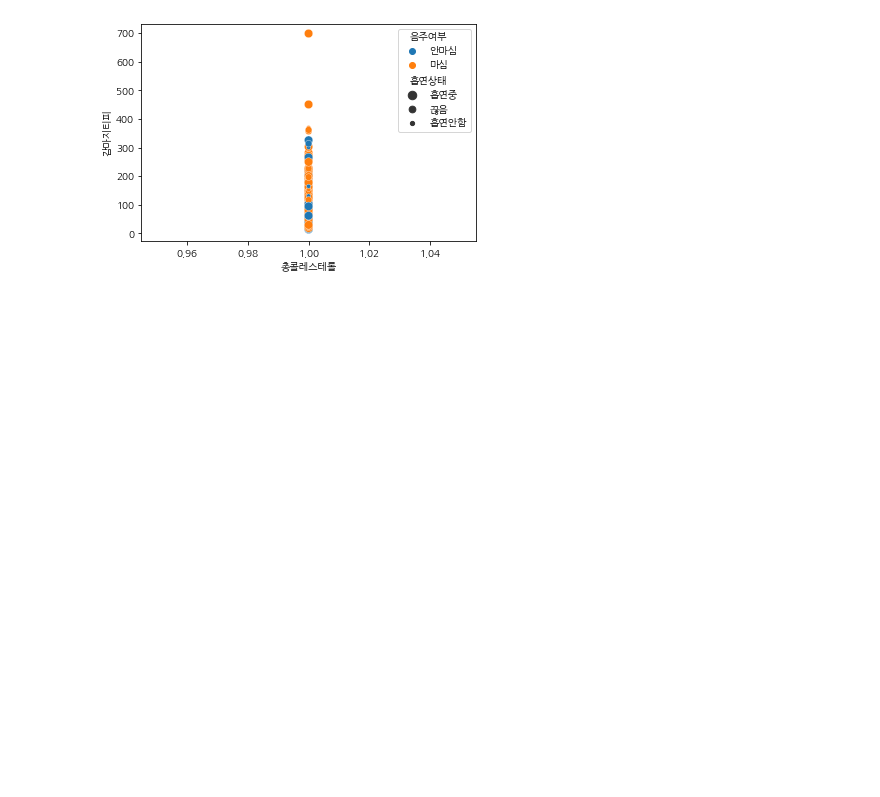
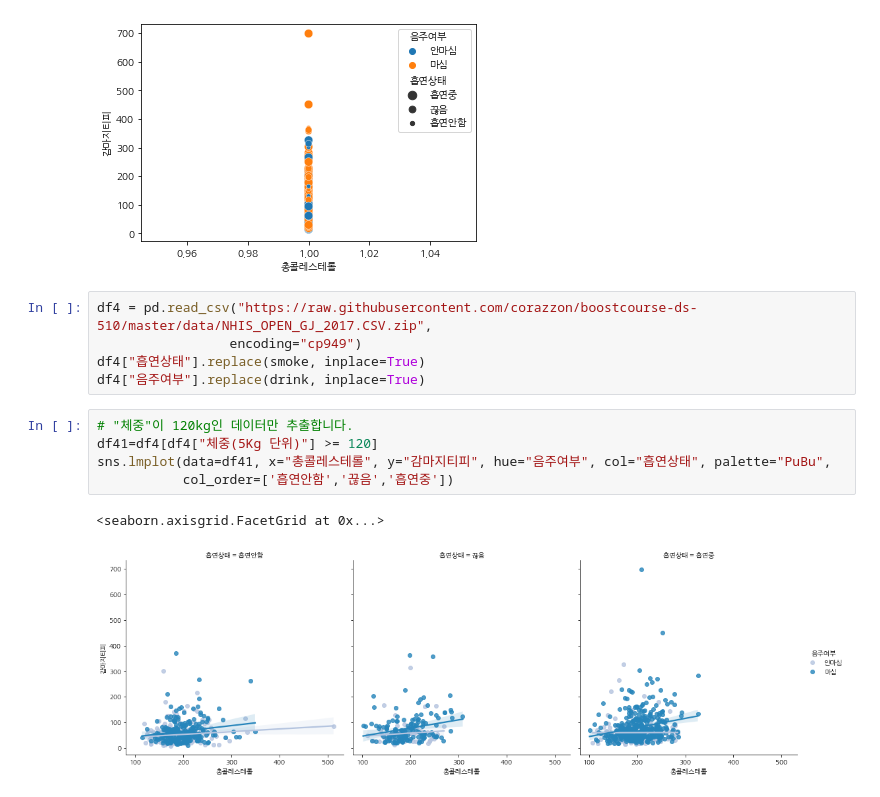
Before and after one commit to JaewooJason/Boostcourse, a Jupyter notebook: Week 3 Mission.ipynb, the cells around one changed output. Cells and saved outputs as stored; diff of their text form; blank space fills up the shorter version.

```diff
--- a/Week 3 Mission.ipynb
+++ b/Week 3 Mission.ipynb
@@ -192,3 +211,16 @@ sns.scatterplot(data = df4, x = "총콜레스테롤", y = "감마지티피", hue
 # %% [output]
 <AxesSubplot:xlabel='총콜레스테롤', ylabel='감마지티피'>
 [figure]
+# %%
+df4 = pd.read_csv("https://raw.githubusercontent.com/corazzon/boostcourse-ds-510/master/data/NHIS_OPEN_GJ_2017.CSV.zip",
+                 encoding="cp949")
+df4["흡연상태"].replace(smoke, inplace=True)
+df4["음주여부"].replace(drink, inplace=True)
+# %%
+# "체중"이 120kg인 데이터만 추출합니다.
+df41=df4[df4["체중(5Kg 단위)"] >= 120]
+sns.lmplot(data=df41, x="총콜레스테롤", y="감마지티피", hue="음주여부", col="흡연상태", palette="PuBu",
+           col_order=['흡연안함','끊음','흡연중'])
+# %% [output]
+<seaborn.axisgrid.FacetGrid at 0x...>
+[figure, added]
```
Also changed, not shown: parts of 3 cells of this notebook.
